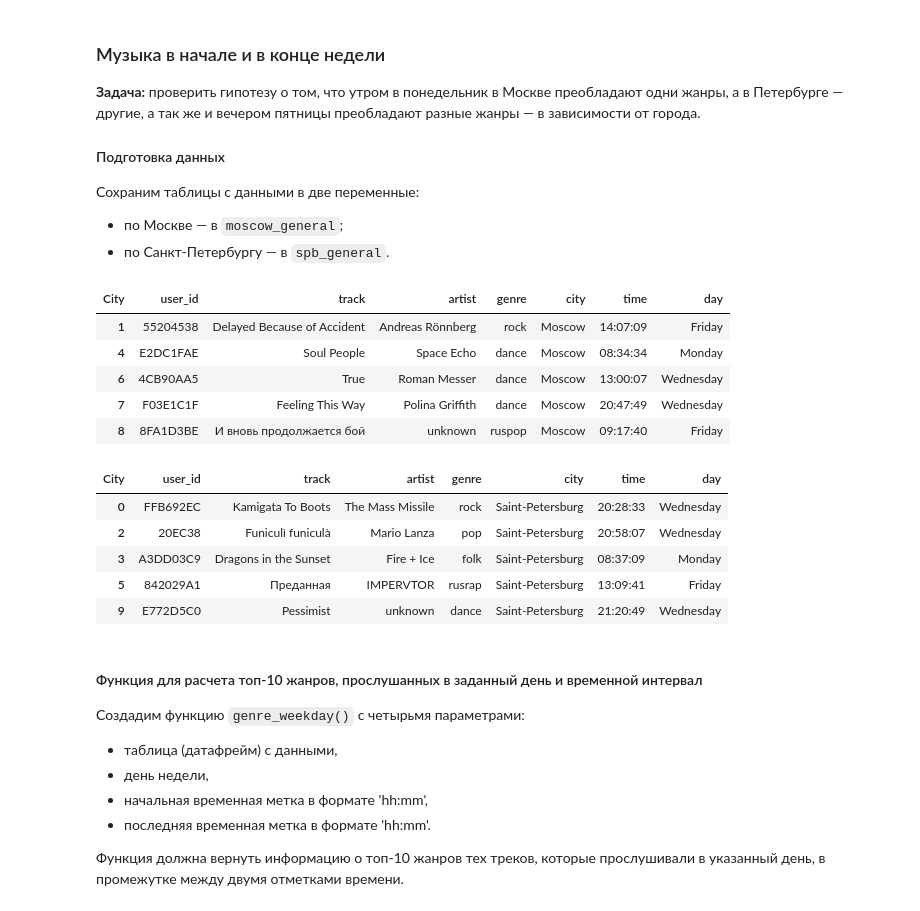
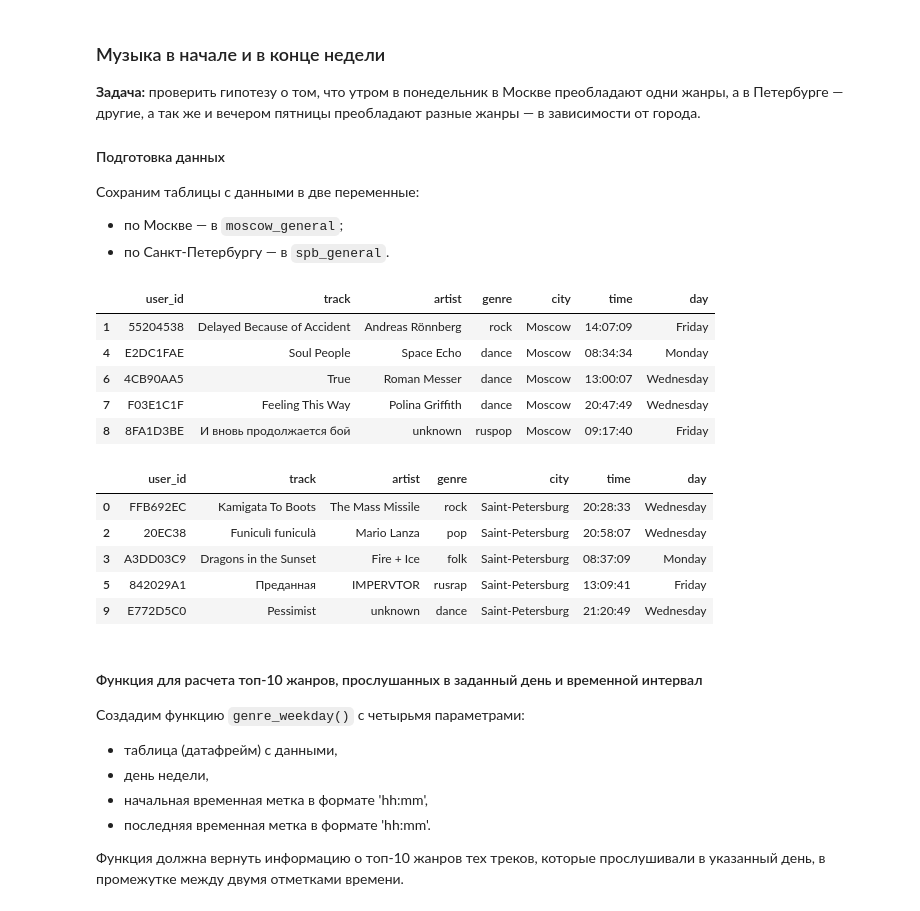
Before and after one commit to stakun/y_practicum_da_rus, a Jupyter notebook: 01_music_rus.ipynb, the cells around one changed output. Saved outputs shown, nothing was run; the diff lists cells and outputs as text; code cells hidden in the pictures.

```diff
--- a/01_music_rus.ipynb
+++ b/01_music_rus.ipynb
@@ -558,32 +558,31 @@ pivot_table
 Сохраним таблицы с данными в две переменные:
 * по Москве — в `moscow_general`;
 * по Санкт-Петербургу — в `spb_general`.
-# %%
-# получение таблицы moscow_general из тех строк таблицы df,
-# для которых значение в столбце 'city' равно 'Moscow'
-
-moscow_general = df[df['city'] == 'Moscow']
-display(moscow_general.head())
-# %% [output]
-| City | user_id | track | artist | genre | city | time | day |
-| 1 | 55204538 | Delayed Because of Accident | Andreas Rönnberg | rock | Moscow | 14:07:09 | Friday |
-| 4 | E2DC1FAE | Soul People | Space Echo | dance | Moscow | 08:34:34 | Monday |
-| 6 | 4CB90AA5 | True | Roman Messer | dance | Moscow | 13:00:07 | Wednesday |
-| 7 | F03E1C1F | Feeling This Way | Polina Griffith | dance | Moscow | 20:47:49 | Wednesday |
-| 8 | 8FA1D3BE | И вновь продолжается бой | unknown | ruspop | Moscow | 09:17:40 | Friday |
-# %%
-# получение таблицы spb_general из тех строк таблицы df,
-# для которых значение в столбце 'city' равно 'Saint-Petersburg'
-
-spb_general = df[df['city'] == 'Saint-Petersburg']
-display(spb_general.head())
-# %% [output]
-| City | user_id | track | artist | genre | city | time | day |
-| 0 | FFB692EC | Kamigata To Boots | The Mass Missile | rock | Saint-Petersburg | 20:28:33 | Wednesday |
-| 2 | 20EC38 | Funiculì funiculà | Mario Lanza | pop | Saint-Petersburg | 20:58:07 | Wednesday |
-| 3 | A3DD03C9 | Dragons in the Sunset | Fire + Ice | folk | Saint-Petersburg | 08:37:09 | Monday |
-| 5 | 842029A1 | Преданная | IMPERVTOR | rusrap | Saint-Petersburg | 13:09:41 | Friday |
-| 9 | E772D5C0 | Pessimist | unknown | dance | Saint-Petersburg | 21:20:49 | Wednesday |
+# %%
+# получение таблицы moscow_general из тех строк таблицы df,
+# для которых значение в столбце 'city' равно 'Moscow'
+
+moscow_general = df[df['city'] == 'Moscow']
+display(moscow_general.head())
+
+# получение таблицы spb_general из тех строк таблицы df,
+# для которых значение в столбце 'city' равно 'Saint-Petersburg'
+
+spb_general = df[df['city'] == 'Saint-Petersburg']
+spb_general.head()
+# %% [output]
+|  | user_id | track | artist | genre | city | time | day |
+| 1 | 55204538 | Delayed Because of Accident | Andreas Rönnberg | rock | Moscow | 14:07:09 | Friday |
+| 4 | E2DC1FAE | Soul People | Space Echo | dance | Moscow | 08:34:34 | Monday |
+| 6 | 4CB90AA5 | True | Roman Messer | dance | Moscow | 13:00:07 | Wednesday |
+| 7 | F03E1C1F | Feeling This Way | Polina Griffith | dance | Moscow | 20:47:49 | Wednesday |
+| 8 | 8FA1D3BE | И вновь продолжается бой | unknown | ruspop | Moscow | 09:17:40 | Friday |
+|  | user_id | track | artist | genre | city | time | day |
+| 0 | FFB692EC | Kamigata To Boots | The Mass Missile | rock | Saint-Petersburg | 20:28:33 | Wednesday |
+| 2 | 20EC38 | Funiculì funiculà | Mario Lanza | pop | Saint-Petersburg | 20:58:07 | Wednesday |
+| 3 | A3DD03C9 | Dragons in the Sunset | Fire + Ice | folk | Saint-Petersburg | 08:37:09 | Monday |
+| 5 | 842029A1 | Преданная | IMPERVTOR | rusrap | Saint-Petersburg | 13:09:41 | Friday |
+| 9 | E772D5C0 | Pessimist | unknown | dance | Saint-Petersburg | 21:20:49 | Wednesday |
 # %% [markdown]
 #### Функция для расчета топ-10 жанров, прослушанных в заданный день и временной интервал
 Создадим функцию `genre_weekday()` с четырьмя параметрами:
```
Also changed, not shown: parts of 1 cell of this notebook.
